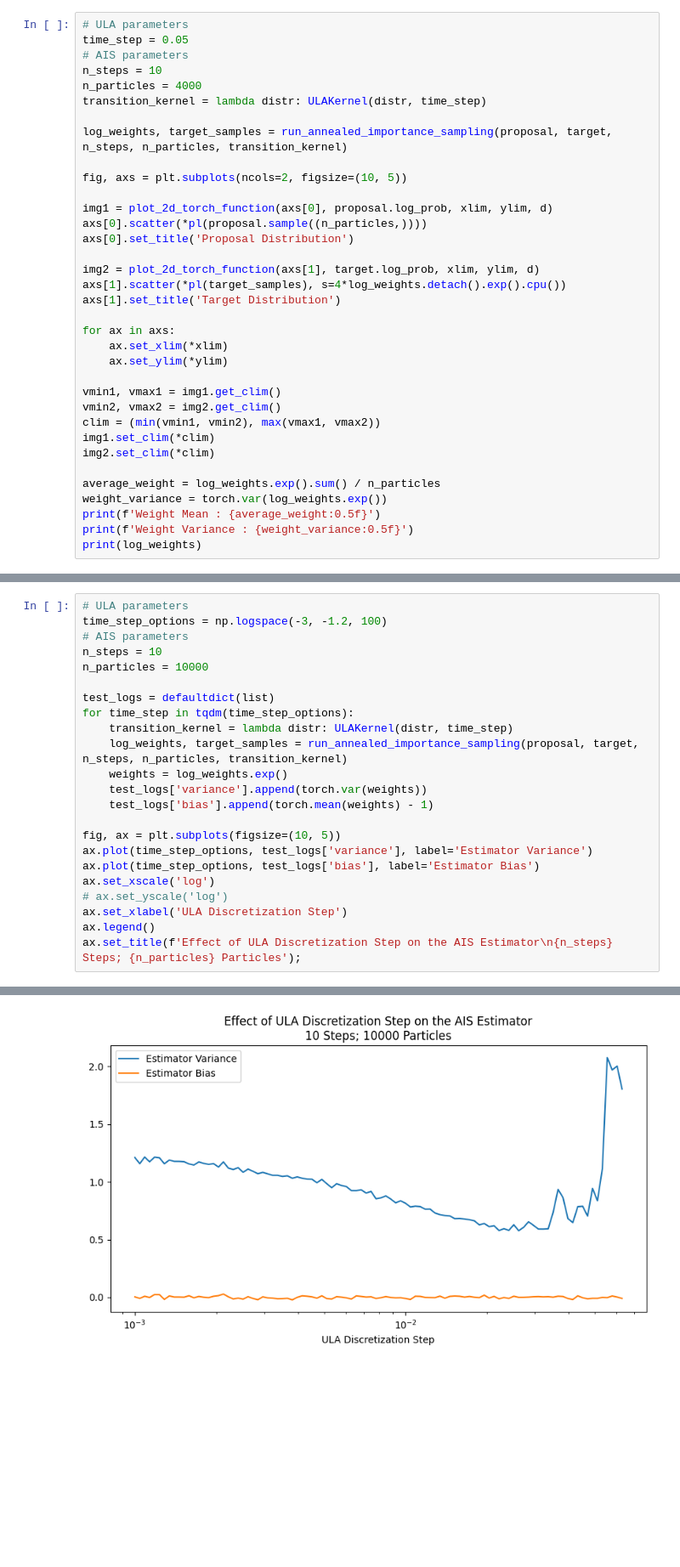
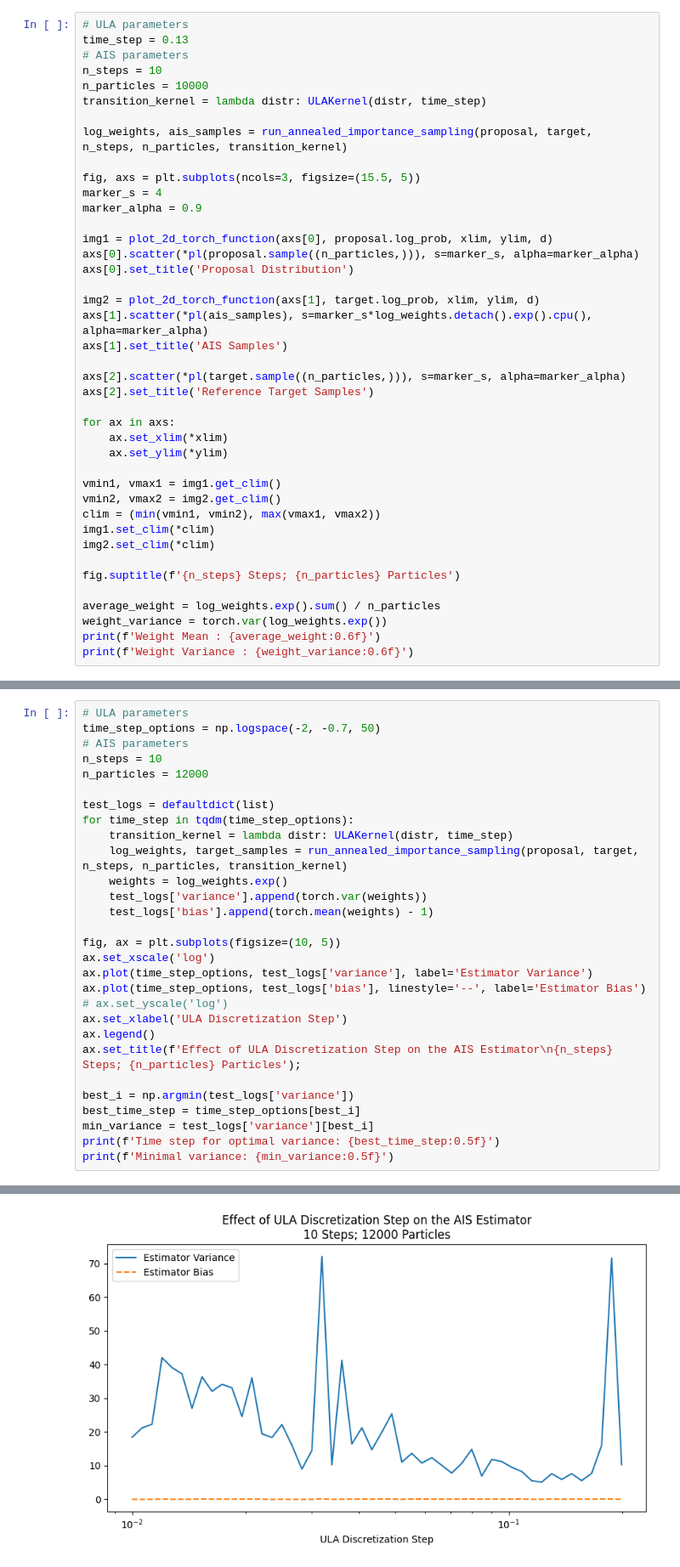
Before and after one commit to xapq/approximate-metropolis-hastings, a Jupyter notebook: notebooks/SequentialMCTest.ipynb, the cells around one changed output, grey strips where cells are left out. Shown at 85% size. Drawn from its saved outputs; the diff is of its cells as text; blank space fills up the shorter version.

```diff
--- a/notebooks/SequentialMCTest.ipynb
+++ b/notebooks/SequentialMCTest.ipynb
@@ -53,22 +58,27 @@ img2.set_clim(*clim)
 # %%
 # ULA parameters
-time_step = 0.05
+time_step = 0.13
 # AIS parameters
 n_steps = 10
-n_particles = 4000
+n_particles = 10000
 transition_kernel = lambda distr: ULAKernel(distr, time_step)
 
-log_weights, target_samples = run_annealed_importance_sampling(proposal, target, n_steps, n_particles, transition_kernel)
+log_weights, ais_samples = run_annealed_importance_sampling(proposal, target, n_steps, n_particles, transition_kernel)
 
-fig, axs = plt.subplots(ncols=2, figsize=(10, 5))
+fig, axs = plt.subplots(ncols=3, figsize=(15.5, 5))
+marker_s = 4
+marker_alpha = 0.9
 
 img1 = plot_2d_torch_function(axs[0], proposal.log_prob, xlim, ylim, d)
-axs[0].scatter(*pl(proposal.sample((n_particles,))))
+axs[0].scatter(*pl(proposal.sample((n_particles,))), s=marker_s, alpha=marker_alpha)
 axs[0].set_title('Proposal Distribution')
 
 img2 = plot_2d_torch_function(axs[1], target.log_prob, xlim, ylim, d)
-axs[1].scatter(*pl(target_samples), s=4*log_weights.detach().exp().cpu())
-axs[1].set_title('Target Distribution')
+axs[1].scatter(*pl(ais_samples), s=marker_s*log_weights.detach().exp().cpu(), alpha=marker_alpha)
+axs[1].set_title('AIS Samples')
+
+axs[2].scatter(*pl(target.sample((n_particles,))), s=marker_s, alpha=marker_alpha)
+axs[2].set_title('Reference Target Samples')
 
 for ax in axs:
     ax.set_xlim(*xlim)
@@ -80,9 +90,10 @@ clim = (min(vmin1, vmin2), max(vmax1, vmax2))
 img1.set_clim(*clim)
 img2.set_clim(*clim)
 
+fig.suptitle(f'{n_steps} Steps; {n_particles} Particles')
+
 average_weight = log_weights.exp().sum() / n_particles
 weight_variance = torch.var(log_weights.exp())
-print(f'Weight Mean : {average_weight:0.5f}')
-print(f'Weight Variance : {weight_variance:0.5f}')
-print(log_weights)
+print(f'Weight Mean : {average_weight:0.6f}')
+print(f'Weight Variance : {weight_variance:0.6f}')
 # %% [output]
@@ -112,9 +122,9 @@ ax.set_title('Convergence of Normalization Constant Ratio Estimate');
 # %%
 # ULA parameters
-time_step_options = np.logspace(-3, -1.2, 100)
+time_step_options = np.logspace(-2, -0.7, 50)
 # AIS parameters
 n_steps = 10
-n_particles = 10000
+n_particles = 12000
 
 test_logs = defaultdict(list)
 for time_step in tqdm(time_step_options):
@@ -125,11 +135,17 @@ for time_step in tqdm(time_step_options):
     test_logs['bias'].append(torch.mean(weights) - 1)
 
 fig, ax = plt.subplots(figsize=(10, 5))
+ax.set_xscale('log')
 ax.plot(time_step_options, test_logs['variance'], label='Estimator Variance')
-ax.plot(time_step_options, test_logs['bias'], label='Estimator Bias')
-ax.set_xscale('log')
+ax.plot(time_step_options, test_logs['bias'], linestyle='--', label='Estimator Bias')
 # ax.set_yscale('log')
 ax.set_xlabel('ULA Discretization Step')
 ax.legend()
 ax.set_title(f'Effect of ULA Discretization Step on the AIS Estimator\n{n_steps} Steps; {n_particles} Particles');
+
+best_i = np.argmin(test_logs['variance'])
+best_time_step = time_step_options[best_i]
+min_variance = test_logs['variance'][best_i]
+print(f'Time step for optimal variance: {best_time_step:0.5f}')
+print(f'Minimal variance: {min_variance:0.5f}')
 # %% [output]
@@ -136 +154 @@ ax.set_title(f'Effect of ULA Discretization Step on the AIS Estimator\n{n_steps}
-[figure, old version]
+[figure, new version]
```
Also changed, not shown: parts of 6 cells of this notebook, 7 other files.
